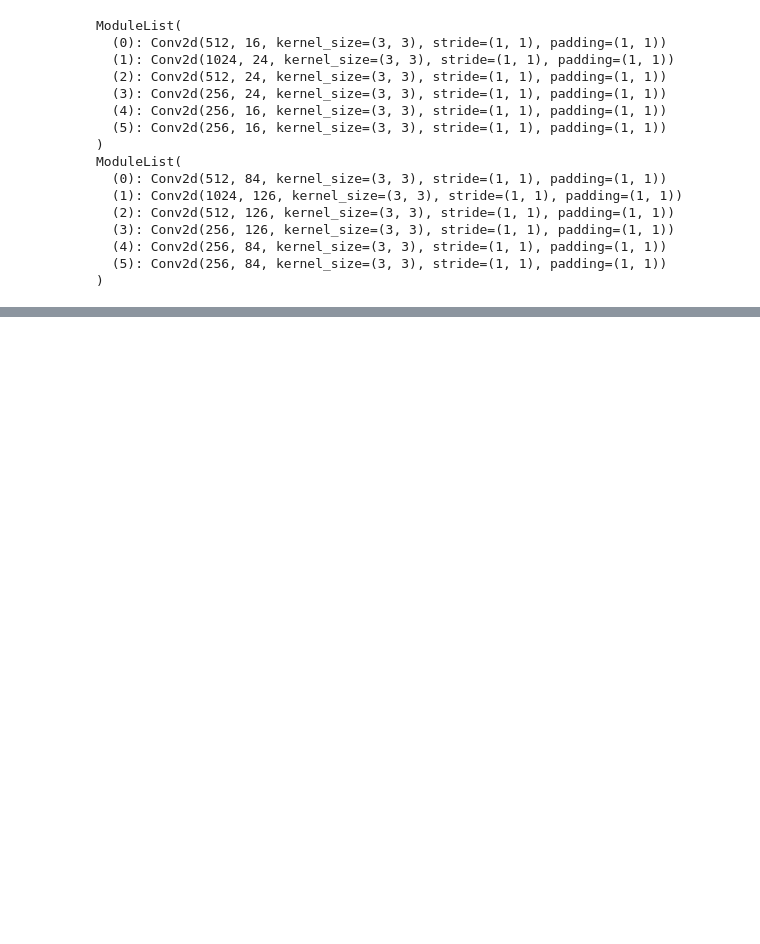
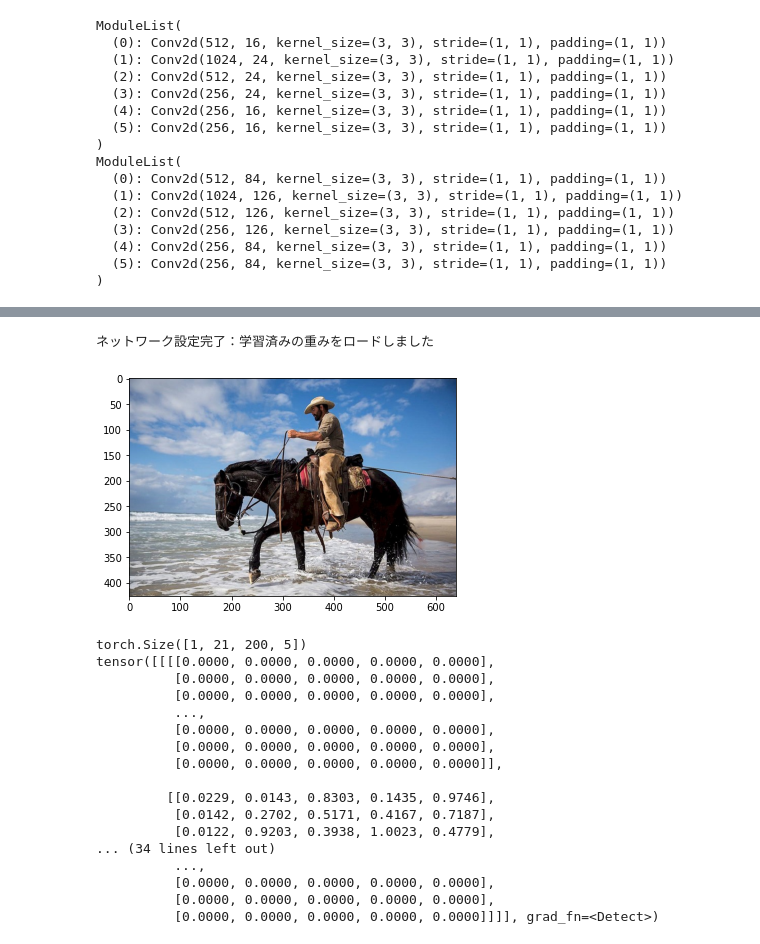
Before and after one commit to HisakaKoji/pytorch_advanced, a Jupyter notebook: 2_objectdetection/2-matome.ipynb, the cells around one changed output, grey strips where cells are left out. Drawn from its saved outputs; the diff is of its cells as text; code cells hidden in the pictures; blank space fills up the shorter version.

```diff
--- a/2_objectdetection/2-matome.ipynb
+++ b/2_objectdetection/2-matome.ipynb
@@ -1044,18 +1065,18 @@ def nm_suppression(boxes, scores, overlap=0.45, top_k=200):
 
     return keep, count
 # %%
+
 # SSDの推論時にconfとlocの出力から、被りを除去したBBoxを出力する
 
 
 class Detect(Function):
 
-    def __init__(self, conf_thresh=0.01, top_k=200, nms_thresh=0.45):
-        self.softmax = nn.Softmax(dim=-1)  # confをソフトマックス関数で正規化するために用意
-        self.conf_thresh = conf_thresh  # confがconf_thresh=0.01より高いDBoxのみを扱う
-        self.top_k = top_k  # nm_supressionでconfの高いtop_k個を計算に使用する, top_k = 200
-        self.nms_thresh = nms_thresh  # nm_supressionでIOUがnms_thresh=0.45より大きいと、同一物体へのBBoxとみなす
 
-    def forward(self, loc_data, conf_data, dbox_list):
+    def forward(ctx, loc_data, conf_data, dbox_list):
+        ctx.softmax = nn.Softmax(dim=-1)
+        ctx.conf_thresh = 0.01
+        ctx.top_k = 200
+        ctx.nms_thresh = 0.45
         """
         順伝搬の計算を実行する。
 
@@ -1160,8 +1181,9 @@ class SSD(nn.Module):
 
         # 推論時はクラス「Detect」を用意します
         if phase == 'inference':
-            self.detect = Detect()
+            self.detect = Detect.apply
 
+    @staticmethod
     def forward(self, x):
         sources = list()  # locとconfへの入力source1～6を格納
         loc = list()  # locの出力を格納
@@ -1688,6 +1721,57 @@ net_weights = torch.load('./weights/ssd300_50.pth',
 net.load_state_dict(net_weights)
 
 print('ネットワーク設定完了：学習済みの重みをロードしました')
+# %% [output]
+ネットワーク設定完了：学習済みの重みをロードしました
+# %%
+from utils.ssd_model import DataTransform
+
+# 1. 画像読み込み
+image_file_path = "./data/cowboy-757575_640.jpg"
+img = cv2.imread(image_file_path)  # [高さ][幅][色BGR]
+height, width, channels = img.shape  # 画像のサイズを取得
+
+# 2. 元画像の表示
+plt.imshow(cv2.cvtColor(img, cv2.COLOR_BGR2RGB))
+plt.show()
+
+# 3. 前処理クラスの作成
+color_mean = (104, 117, 123)  # (BGR)の色の平均値
+input_size = 300  # 画像のinputサイズを300×300にする
+transform = DataTransform(input_size, color_mean)
+
+# 4. 前処理
+phase = "val"
+img_transformed, boxes, labels = transform(
+    img, phase, "", "")  # アノテーションはないので、""にする
+img = torch.from_numpy(img_transformed[:, :, (2, 1, 0)]).permute(2, 0, 1)
+
+# 5. SSDで予測
+net.eval()  # ネットワークを推論モードへ
+x = img.unsqueeze(0)  # ミニバッチ化：torch.Size([1, 3, 300, 300])
+detections = net(x)
+
+print(detections.shape)
+print(detections)
+# %% [output]
+[figure, added]
+torch.Size([1, 21, 200, 5])
+tensor([[[[0.0000, 0.0000, 0.0000, 0.0000, 0.0000],
+          [0.0000, 0.0000, 0.0000, 0.0000, 0.0000],
+          [0.0000, 0.0000, 0.0000, 0.0000, 0.0000],
+          ...,
+          [0.0000, 0.0000, 0.0000, 0.0000, 0.0000],
+          [0.0000, 0.0000, 0.0000, 0.0000, 0.0000],
+          [0.0000, 0.0000, 0.0000, 0.0000, 0.0000]],
+
+         [[0.0229, 0.0143, 0.8303, 0.1435, 0.9746],
+          [0.0142, 0.2702, 0.5171, 0.4167, 0.7187],
+          [0.0122, 0.9203, 0.3938, 1.0023, 0.4779],
+... (34 lines left out)
+          ...,
+          [0.0000, 0.0000, 0.0000, 0.0000, 0.0000],
+          [0.0000, 0.0000, 0.0000, 0.0000, 0.0000],
+          [0.0000, 0.0000, 0.0000, 0.0000, 0.0000]]]], grad_fn=<Detect>)
 # %%
 from utils.ssd_model import DataTransform
 
```
Also changed, not shown: parts of 29 cells of this notebook.
